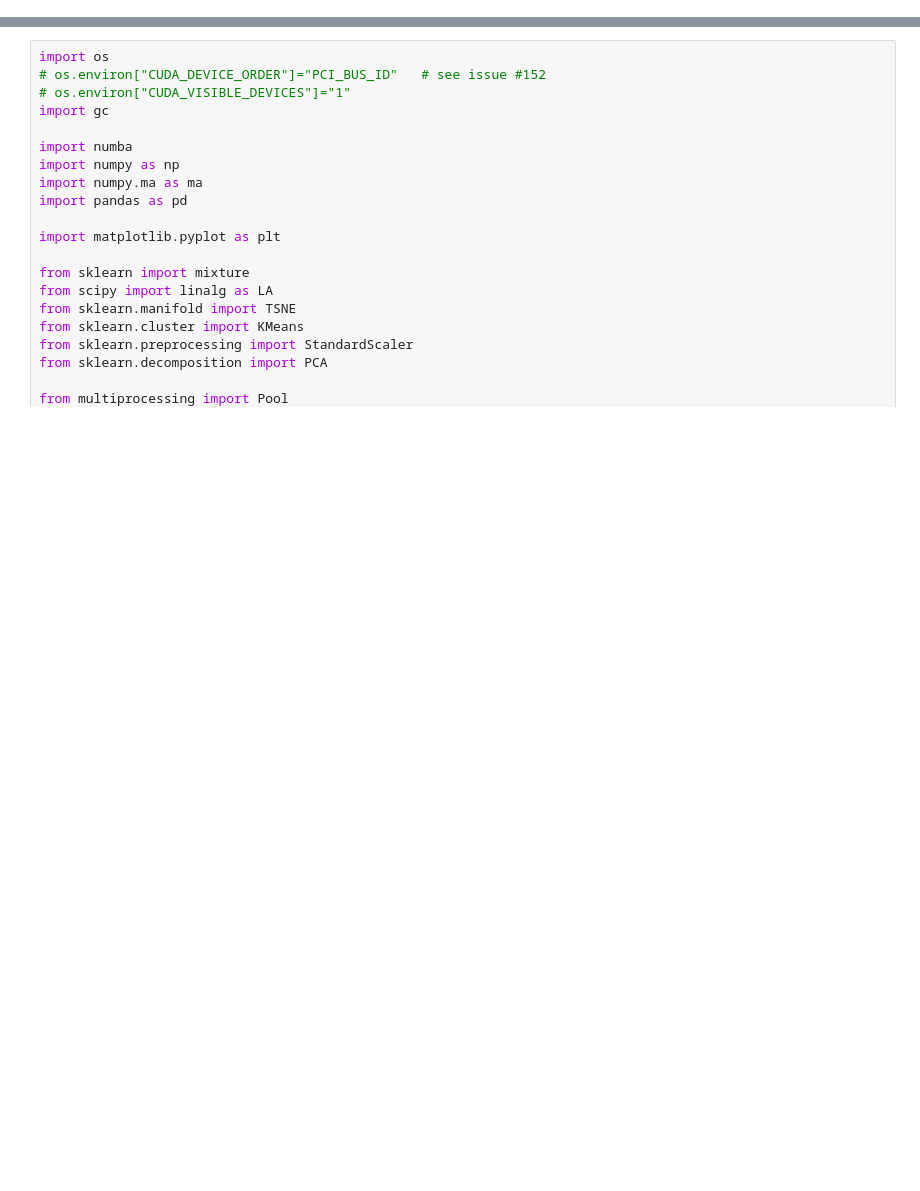
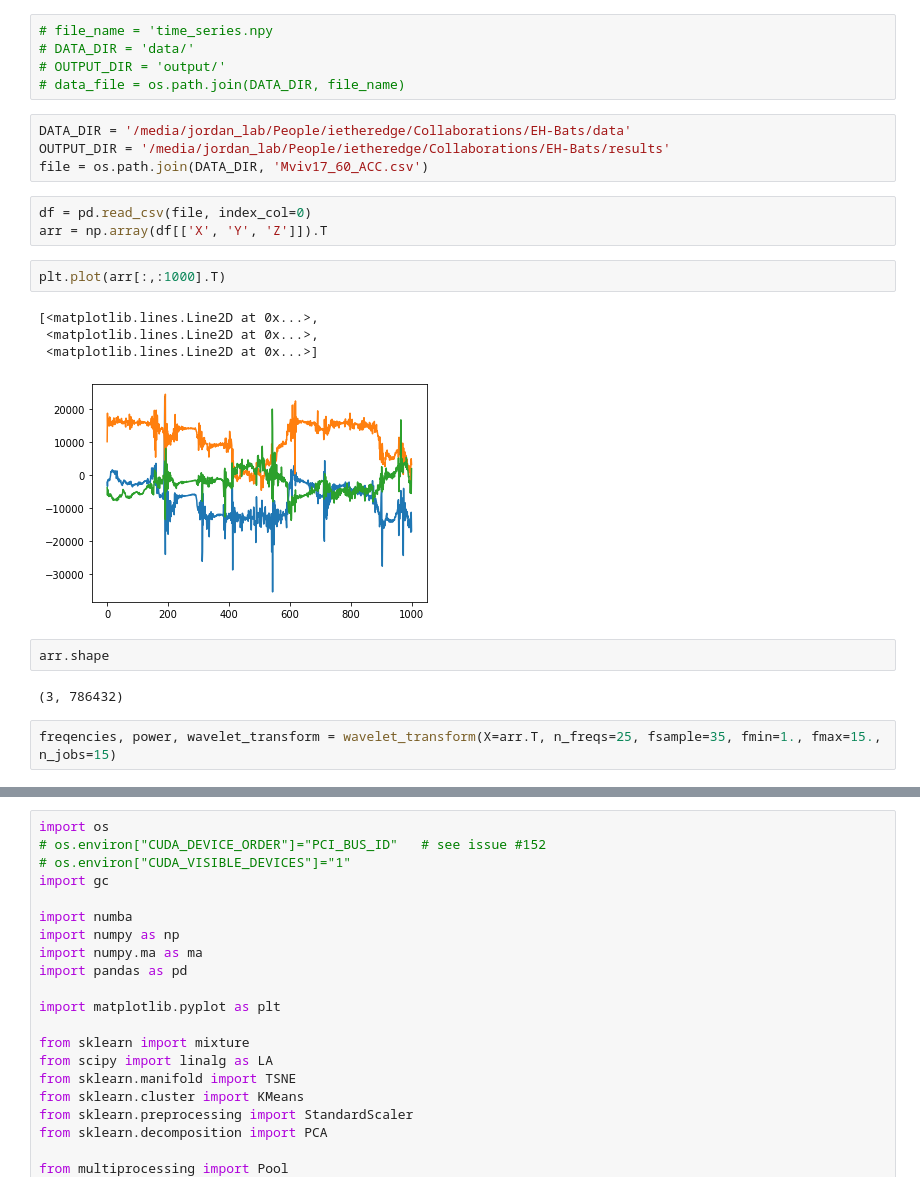
Before and after one commit to ietheredge/ASAB-2019-MLWS, a Jupyter notebook: 2-UnsupervisedApprocahes-MLWS-ASAB2019-MPIAB.ipynb, the cells around one changed output, grey strips where cells are left out. Saved outputs shown, nothing was run; the diff lists cells and outputs as text; blank space fills up the shorter version.

```diff
--- a/2-UnsupervisedApprocahes-MLWS-ASAB2019-MPIAB.ipynb
+++ b/2-UnsupervisedApprocahes-MLWS-ASAB2019-MPIAB.ipynb
@@ -0,0 +42,25 @@
+# %%
+# file_name = 'time_series.npy
+# DATA_DIR = 'data/'
+# OUTPUT_DIR = 'output/'
+# data_file = os.path.join(DATA_DIR, file_name)
+# %%
+DATA_DIR = '/media/jordan_lab/People/ietheredge/Collaborations/EH-Bats/data'
+OUTPUT_DIR = '/media/jordan_lab/People/ietheredge/Collaborations/EH-Bats/results'
+file = os.path.join(DATA_DIR, 'Mviv17_60_ACC.csv')
+# %%
+df = pd.read_csv(file, index_col=0)
+arr = np.array(df[['X', 'Y', 'Z']]).T
+# %%
+plt.plot(arr[:,:1000].T)
+# %% [output]
+[<matplotlib.lines.Line2D at 0x...>,
+ <matplotlib.lines.Line2D at 0x...>,
+ <matplotlib.lines.Line2D at 0x...>]
+[figure, added]
+# %%
+arr.shape
+# %% [output]
+(3, 786432)
+# %%
+freqencies, power, wavelet_transform = wavelet_transform(X=arr.T, n_freqs=25, fsample=35, fmin=1., fmax=15., n_jobs=15)
```
Also changed, not shown: parts of 20 cells of this notebook, 2 other files.
